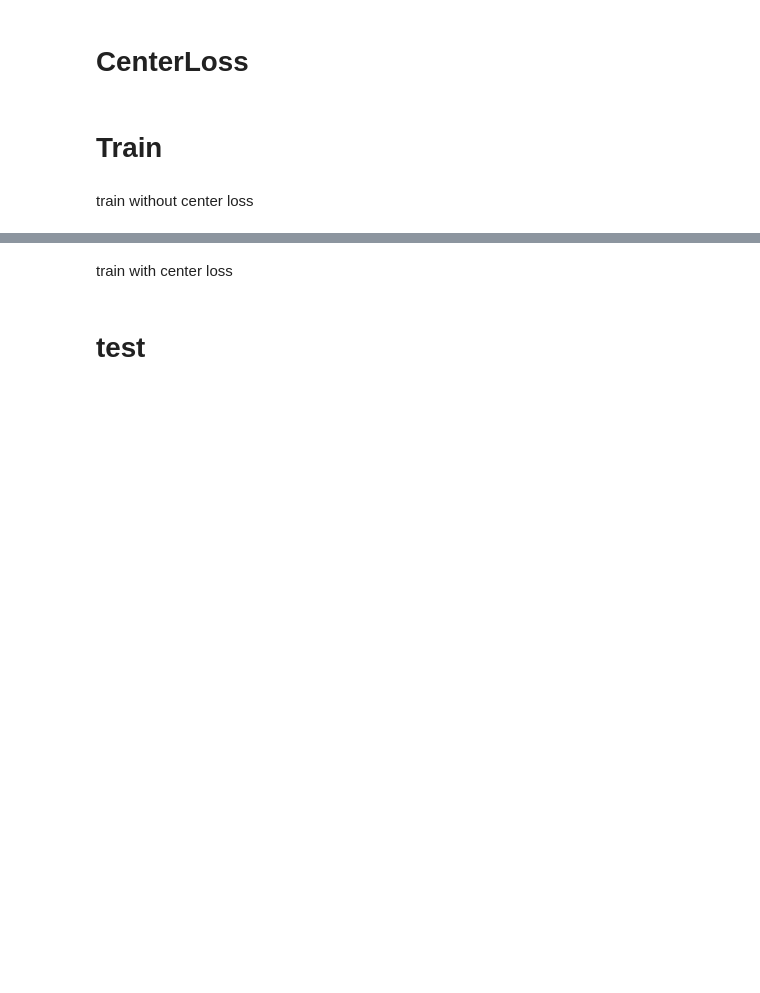
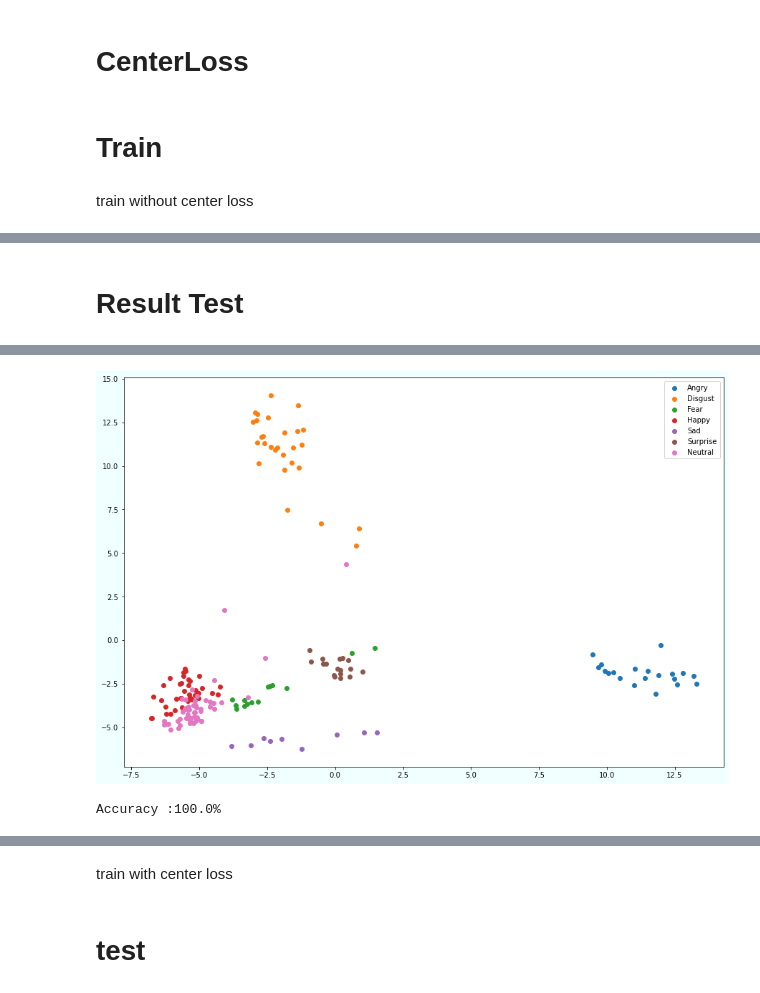
Before and after one commit to lilly9928/-WIL-DeepLearningProject-1, a Jupyter notebook: 220215_emotion.ipynb, the cells around one changed output, grey strips where cells are left out. Saved outputs shown, nothing was run; the diff lists cells and outputs as text; code cells hidden in the pictures; blank space fills up the shorter version.

```diff
--- a/220215_emotion.ipynb
+++ b/220215_emotion.ipynb
@@ -550,0 +550,34 @@ plt.show()
+# %% [markdown]
+# Result Test
+# %%
+tree = XGBClassifier(seed=2020)
+tree.fit(train_results, labels)
+
+test_results = []
+test_labels = []
+
+net.eval()
+with torch.no_grad():
+    for data,labels in test_loader:
+        data, labels = data.to(device), labels.to(device)
+        test_results.append(net(data).cpu().numpy())
+        test_labels.append(tree.predict(net(data).cpu().numpy()))
+
+test_results = np.concatenate(test_results)
+test_labels = np.concatenate(test_labels)
+
+
+plt.figure(figsize=(15, 10), facecolor="azure")
+for label in np.unique(test_labels):
+
+    tmp = test_results[test_labels==label]
+    plt.scatter(tmp[:, 0], tmp[:, 1], label=classes[label])
+
+plt.legend()
+plt.show()
+
+# accuracy
+true_=(tree.predict(test_results)==test_labels).sum()
+len_ = len(test_labels)
+print("Accuracy :{}%".format((true_/len_)*100)) ##100%
+# %% [output]
@@ -550,0 +585,2 @@ plt.show()
+[figure, added]
+Accuracy :100.0%
```
Also changed, not shown: parts of 9 cells of this notebook.
